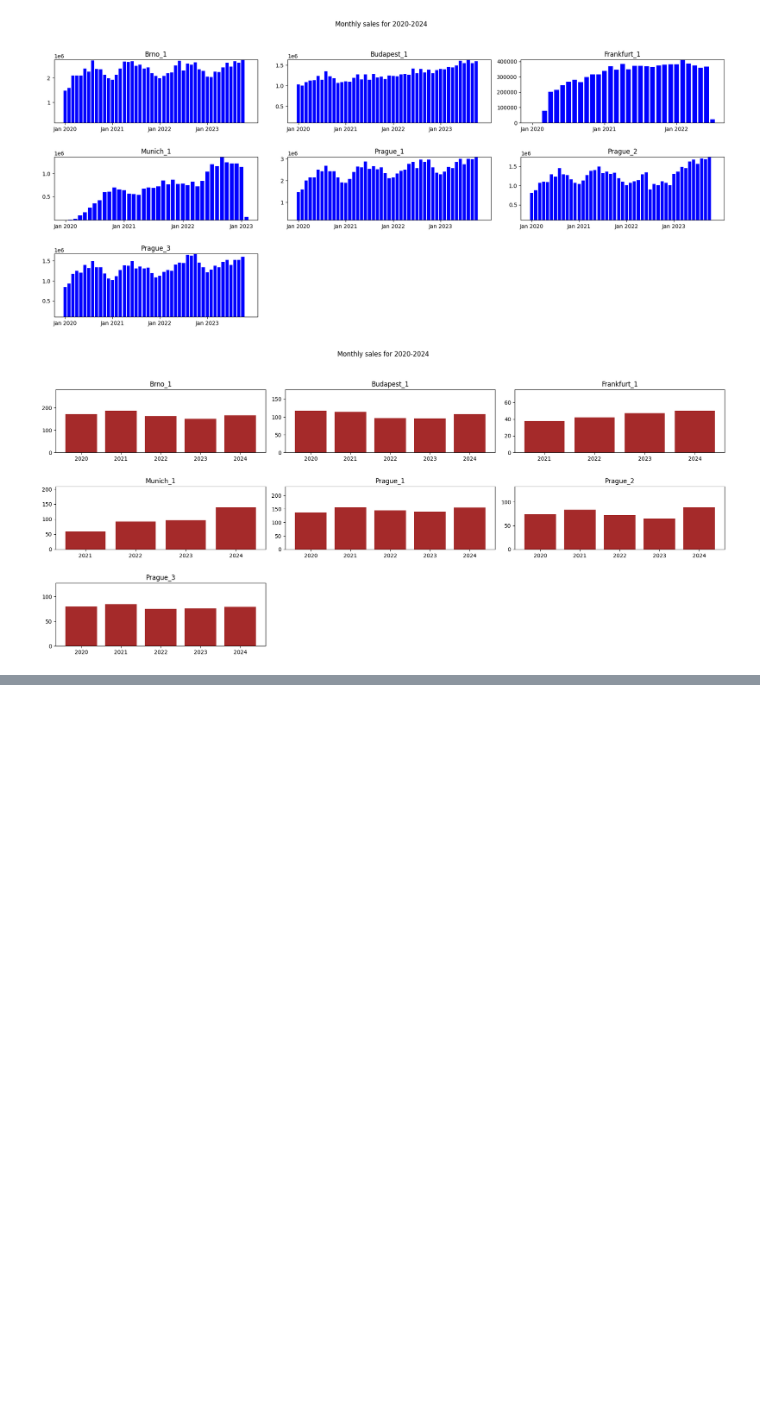
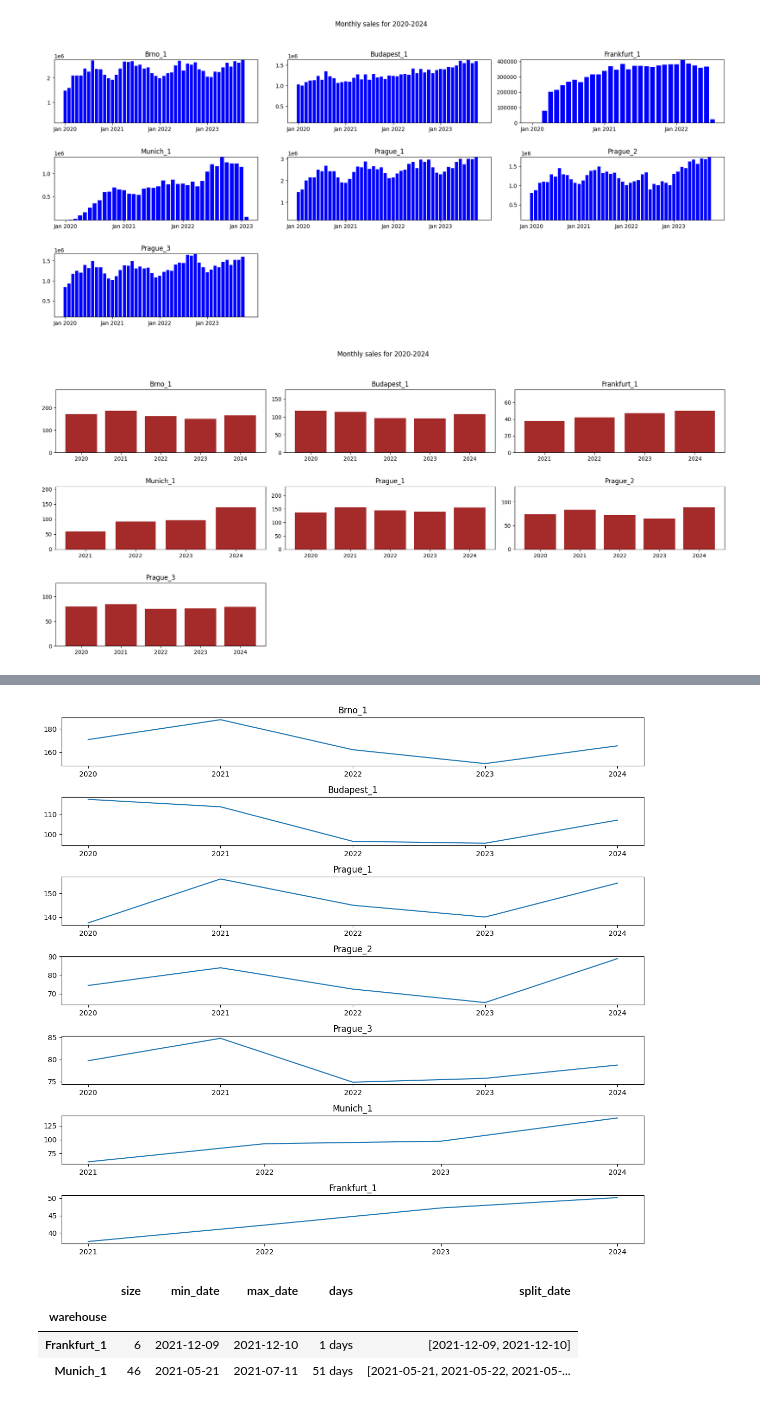
Before and after one commit to AnantChandra/google-colab, a Jupyter notebook: rohlik_sales_prediction.ipynb, the cells around one changed output, grey strips where cells are left out. Cells and saved outputs as stored; diff of their text form; code cells hidden in the pictures; blank space fills up the shorter version.

```diff
--- a/rohlik_sales_prediction.ipynb
+++ b/rohlik_sales_prediction.ipynb
@@ -260,0 +276,25 @@ plt.show()
+# %%
+yearp = sales_train.groupby(['warehouse',sales_train.index.year],observed=True)['sales'].mean().reset_index()
+plt.figure(figsize=(12,11))
+for i,w in enumerate(u_warehouses):
+    ax = plt.subplot(len(u_warehouses),1,i+1)
+    ax.plot(yearp[yearp.warehouse==w]['date'],yearp[yearp.warehouse==w]['sales'])
+    ax.xaxis.set_major_locator(MaxNLocator(integer=True))
+    ax.set_title(w)
+plt.tight_layout()
+plt.show()
+# %% [output]
+[figure, added]
+# %%
+sales_train.loc[sales_train.sales.isnull(),:].reset_index().groupby(['warehouse'],observed=False). \
+agg(size=('warehouse','size'),
+    min_date=('date','min'),
+    max_date=('date','max'),
+    days = ('date', lambda x: x.max() - x.min()),
+    split_date=('date', lambda x: list(np.unique(np.unique(x.dt.strftime('%Y-%m-%d')))))
+   ).dropna()
+# %% [output]
+|  | size | min_date | max_date | days | split_date |
+| warehouse |  |  |  |  |  |
+| Frankfurt_1 | 6 | 2021-12-09 | 2021-12-10 | 1 days | [2021-12-09, 2021-12-10] |
+| Munich_1 | 46 | 2021-05-21 | 2021-07-11 | 51 days | [2021-05-21, 2021-05-22, 2021-05-... |
```
Also changed, not shown: parts of 4 cells of this notebook.
